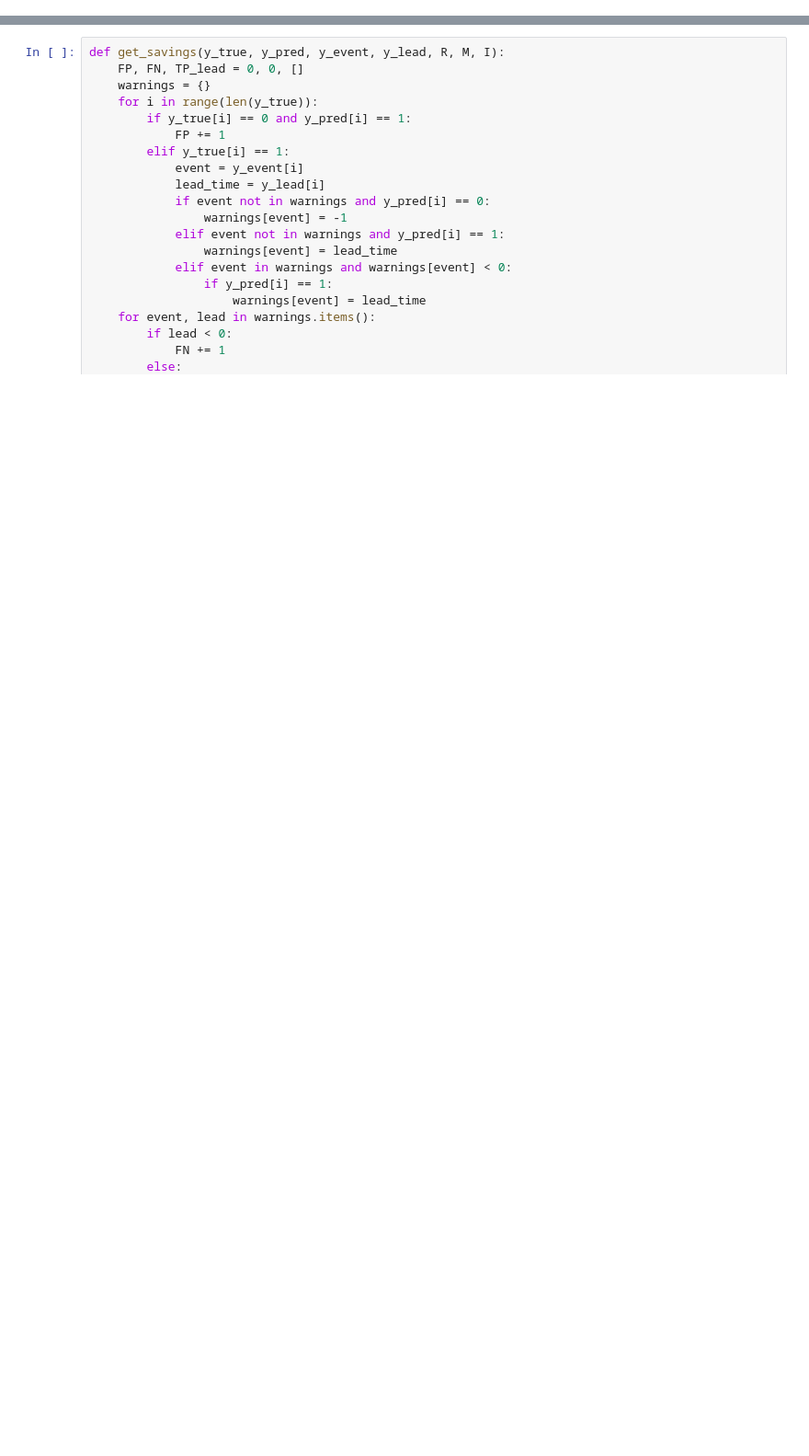
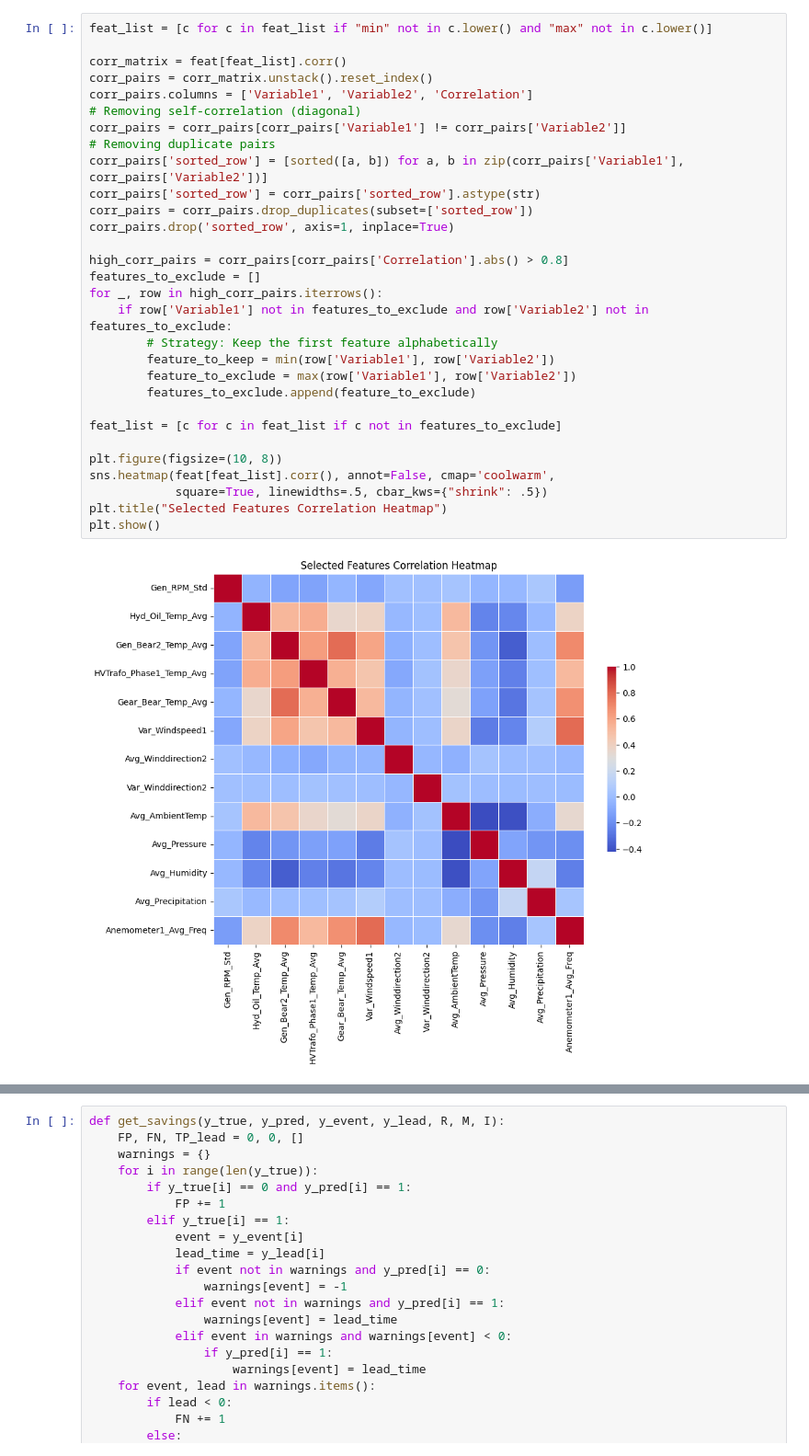
Before and after one commit to Go1vf/EDP-Renewables-EarlyWarningSystem, a Jupyter notebook: simple_nn.ipynb, the cells around one changed output, grey strips where cells are left out. Shown at 92% size. Saved outputs shown, nothing was run; the diff lists cells and outputs as text; blank space fills up the shorter version.

```diff
--- a/simple_nn.ipynb
+++ b/simple_nn.ipynb
@@ -69,0 +46,32 @@ def get_XY_with_steps(data, y_label, train_scaler=None, x_steps=1):
+# %%
+feat_list = [c for c in feat_list if "min" not in c.lower() and "max" not in c.lower()]
+
+corr_matrix = feat[feat_list].corr()
+corr_pairs = corr_matrix.unstack().reset_index()
+corr_pairs.columns = ['Variable1', 'Variable2', 'Correlation']
+# Removing self-correlation (diagonal)
+corr_pairs = corr_pairs[corr_pairs['Variable1'] != corr_pairs['Variable2']]
+# Removing duplicate pairs
+corr_pairs['sorted_row'] = [sorted([a, b]) for a, b in zip(corr_pairs['Variable1'], corr_pairs['Variable2'])]
+corr_pairs['sorted_row'] = corr_pairs['sorted_row'].astype(str)
+corr_pairs = corr_pairs.drop_duplicates(subset=['sorted_row'])
+corr_pairs.drop('sorted_row', axis=1, inplace=True)
+
+high_corr_pairs = corr_pairs[corr_pairs['Correlation'].abs() > 0.8]
+features_to_exclude = []
+for _, row in high_corr_pairs.iterrows():
+    if row['Variable1'] not in features_to_exclude and row['Variable2'] not in features_to_exclude:
+        # Strategy: Keep the first feature alphabetically
+        feature_to_keep = min(row['Variable1'], row['Variable2'])
+        feature_to_exclude = max(row['Variable1'], row['Variable2'])
+        features_to_exclude.append(feature_to_exclude)
+
+feat_list = [c for c in feat_list if c not in features_to_exclude]
+
+plt.figure(figsize=(10, 8))
+sns.heatmap(feat[feat_list].corr(), annot=False, cmap='coolwarm',
+            square=True, linewidths=.5, cbar_kws={"shrink": .5})
+plt.title("Selected Features Correlation Heatmap")
+plt.show()
+# %% [output]
+[figure, added]
```
Also changed, not shown: parts of 26 cells of this notebook, 3 other files.
